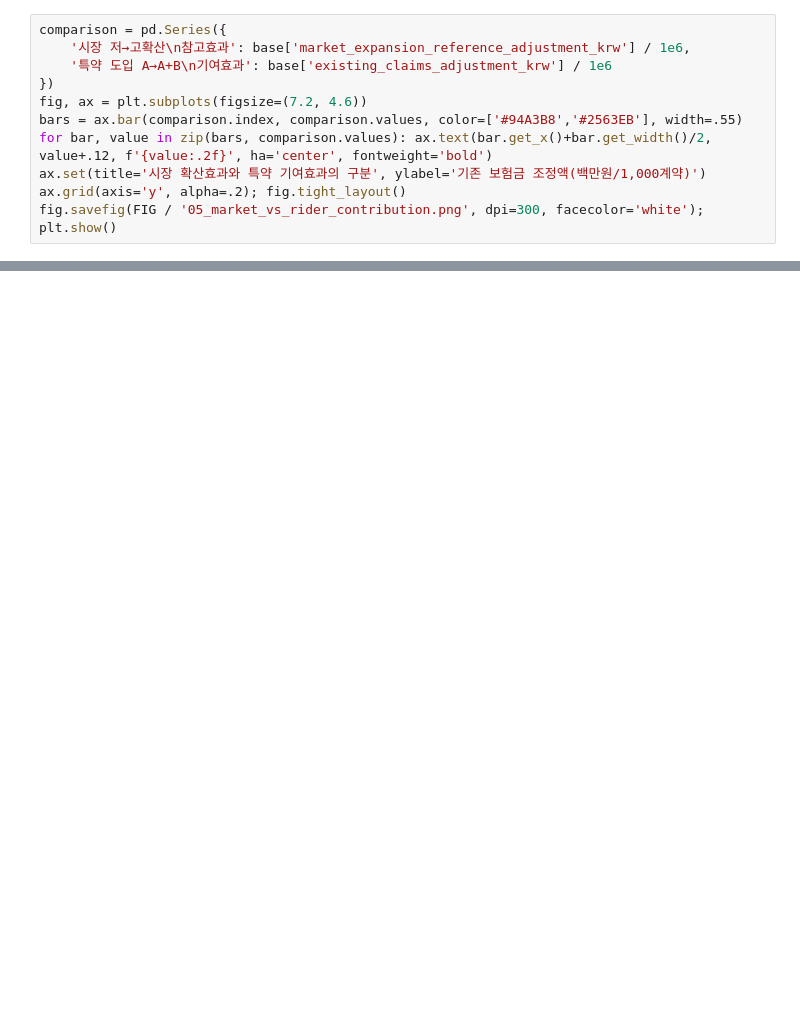
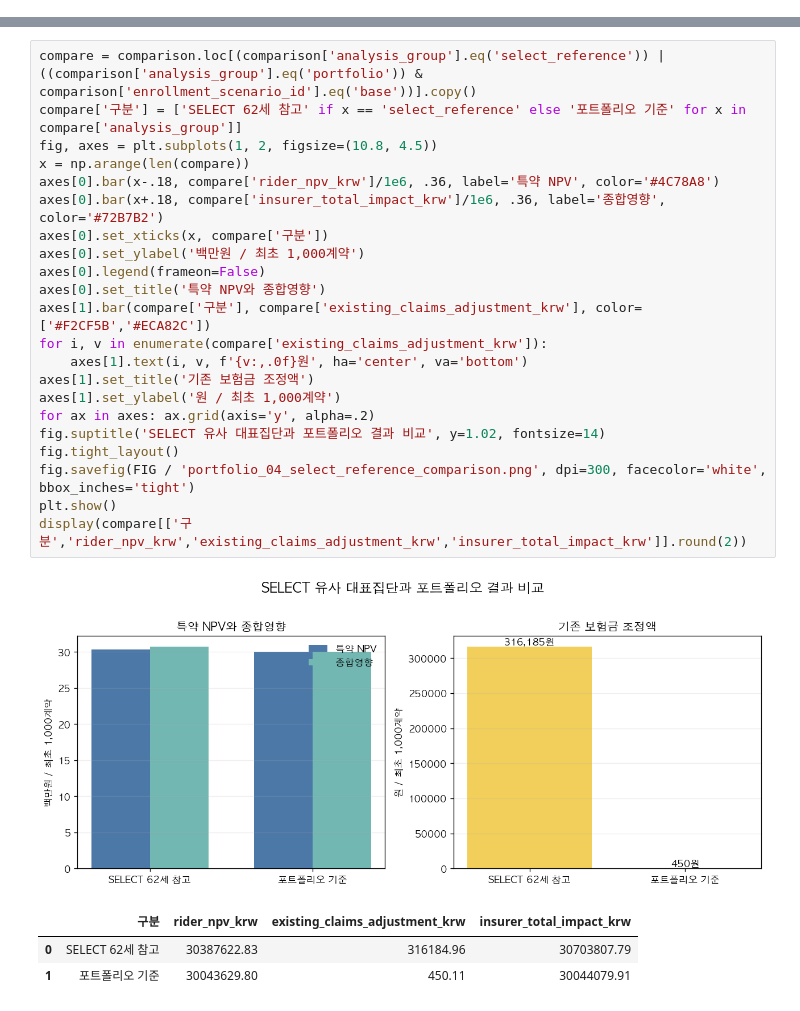
Before and after one commit to Dana-J2/glp1_pricing_analysis, a Jupyter notebook: notebooks/impact/05_위고비_보험사_종합영향.ipynb, the cells around one changed output, grey strips where cells are left out. Drawn from its saved outputs; the diff is of its cells as text; blank space fills up the shorter version.

```diff
--- a/notebooks/impact/05_위고비_보험사_종합영향.ipynb
+++ b/notebooks/impact/05_위고비_보험사_종합영향.ipynb
@@ -217,11 +141,0 @@ display(sensitivity.pivot(index='benefit_amount_multiplier', columns='coverage_s
-# %%
-comparison = pd.Series({
-    '시장 저→고확산\n참고효과': base['market_expansion_reference_adjustment_krw'] / 1e6,
-    '특약 도입 A→A+B\n기여효과': base['existing_claims_adjustment_krw'] / 1e6
-})
-fig, ax = plt.subplots(figsize=(7.2, 4.6))
-bars = ax.bar(comparison.index, comparison.values, color=['#94A3B8','#2563EB'], width=.55)
-for bar, value in zip(bars, comparison.values): ax.text(bar.get_x()+bar.get_width()/2, value+.12, f'{value:.2f}', ha='center', fontweight='bold')
-ax.set(title='시장 확산효과와 특약 기여효과의 구분', ylabel='기존 보험금 조정액(백만원/1,000계약)')
-ax.grid(axis='y', alpha=.2); fig.tight_layout()
-fig.savefig(FIG / '05_market_vs_rider_contribution.png', dpi=300, facecolor='white'); plt.show()
@@ -236,0 +146,27 @@ fig.savefig(FIG / '05_market_vs_rider_contribution.png', dpi=300, facecolor='whi
+# %%
+compare = comparison.loc[(comparison['analysis_group'].eq('select_reference')) | ((comparison['analysis_group'].eq('portfolio')) & comparison['enrollment_scenario_id'].eq('base'))].copy()
+compare['구분'] = ['SELECT 62세 참고' if x == 'select_reference' else '포트폴리오 기준' for x in compare['analysis_group']]
+fig, axes = plt.subplots(1, 2, figsize=(10.8, 4.5))
+x = np.arange(len(compare))
+axes[0].bar(x-.18, compare['rider_npv_krw']/1e6, .36, label='특약 NPV', color='#4C78A8')
+axes[0].bar(x+.18, compare['insurer_total_impact_krw']/1e6, .36, label='종합영향', color='#72B7B2')
+axes[0].set_xticks(x, compare['구분'])
+axes[0].set_ylabel('백만원 / 최초 1,000계약')
+axes[0].legend(frameon=False)
+axes[0].set_title('특약 NPV와 종합영향')
+axes[1].bar(compare['구분'], compare['existing_claims_adjustment_krw'], color=['#F2CF5B','#ECA82C'])
+for i, v in enumerate(compare['existing_claims_adjustment_krw']):
+    axes[1].text(i, v, f'{v:,.0f}원', ha='center', va='bottom')
+axes[1].set_title('기존 보험금 조정액')
+axes[1].set_ylabel('원 / 최초 1,000계약')
+for ax in axes: ax.grid(axis='y', alpha=.2)
+fig.suptitle('SELECT 유사 대표집단과 포트폴리오 결과 비교', y=1.02, fontsize=14)
+fig.tight_layout()
+fig.savefig(FIG / 'portfolio_04_select_reference_comparison.png', dpi=300, facecolor='white', bbox_inches='tight')
+plt.show()
+display(compare[['구분','rider_npv_krw','existing_claims_adjustment_krw','insurer_total_impact_krw']].round(2))
+# %% [output]
+[figure, added]
+|  | 구분 | rider_npv_krw | existing_claims_adjustment_krw | insurer_total_impact_krw |
+| 0 | SELECT 62세 참고 | 30387622.83 | 316184.96 | 30703807.79 |
+| 1 | 포트폴리오 기준 | 30043629.80 | 450.11 | 30044079.91 |
```
Also changed, not shown: parts of 32 cells of this notebook, 5 other files.
